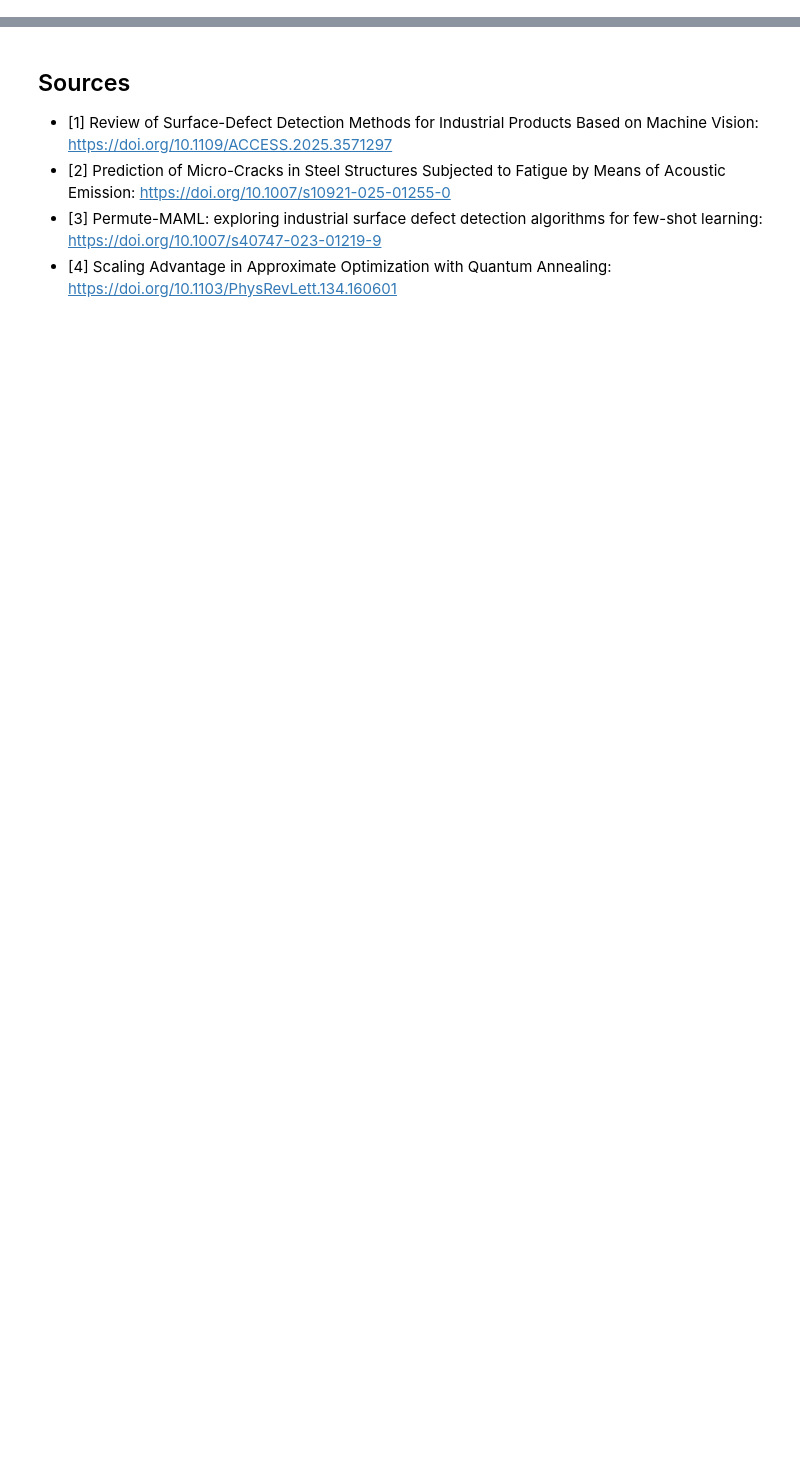
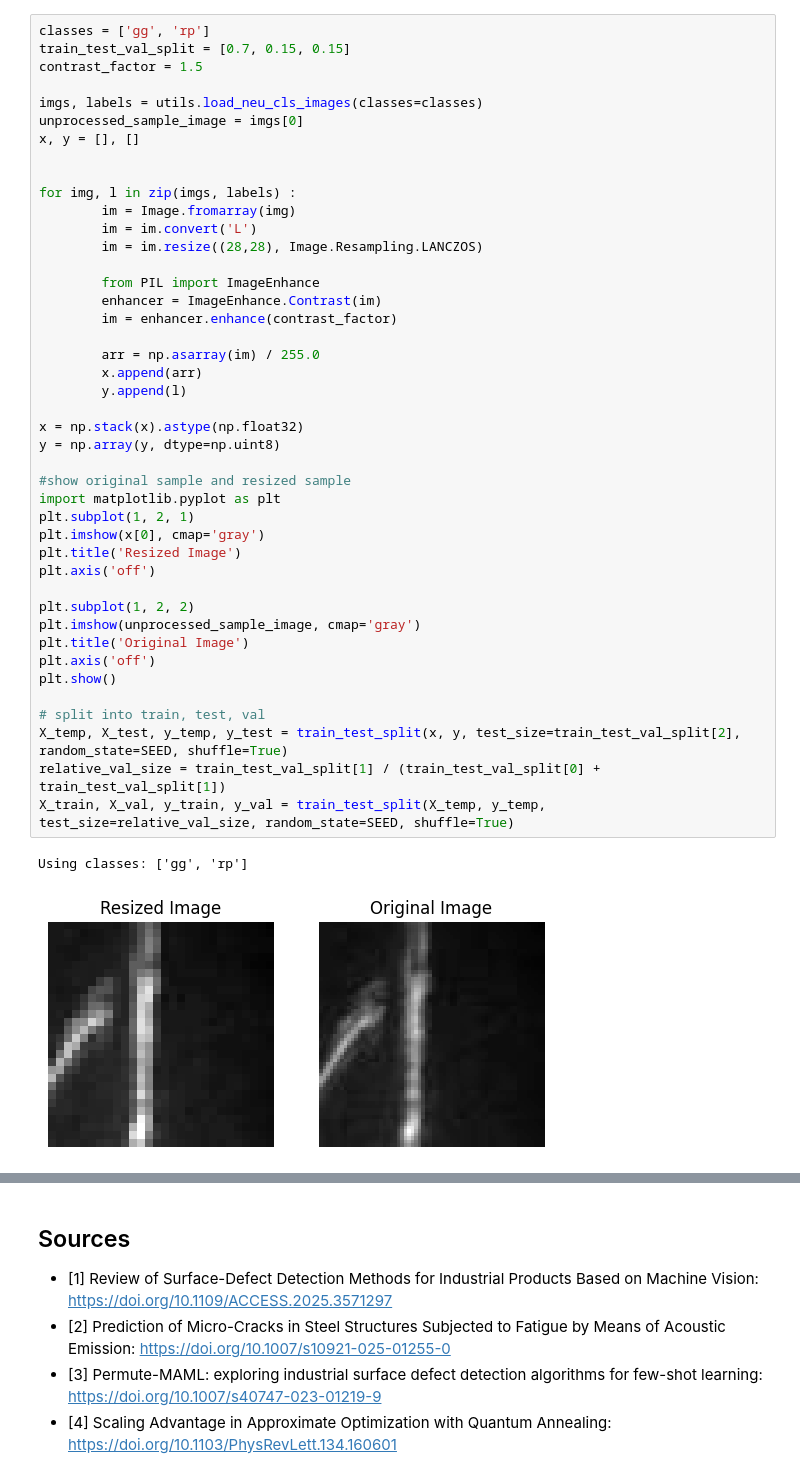
Before and after one commit to Mark-Seebode/QBM-Image-Classification, a Jupyter notebook: qucun_notebook.ipynb, the cells around one changed output, grey strips where cells are left out. Cells and saved outputs as stored; diff of their text form; blank space fills up the shorter version.

Commit message:
adjust code for note book and add soem figures

```diff
--- a/qucun_notebook.ipynb
+++ b/qucun_notebook.ipynb
@@ -92,0 +106,46 @@ In order to appropriately train and evaluate out model, we need to prepare our d
+# %%
+classes = ['gg', 'rp']
+train_test_val_split = [0.7, 0.15, 0.15]
+contrast_factor = 1.5
+
+imgs, labels = utils.load_neu_cls_images(classes=classes)
+unprocessed_sample_image = imgs[0]
+x, y = [], []
+
+
+for img, l in zip(imgs, labels) :
+        im = Image.fromarray(img)
+        im = im.convert('L')
+        im = im.resize((28,28), Image.Resampling.LANCZOS)
+
+        from PIL import ImageEnhance
+        enhancer = ImageEnhance.Contrast(im)
+        im = enhancer.enhance(contrast_factor)
+
+        arr = np.asarray(im) / 255.0
+        x.append(arr)
+        y.append(l)
+
+x = np.stack(x).astype(np.float32)
+y = np.array(y, dtype=np.uint8)
+
+#show original sample and resized sample
+import matplotlib.pyplot as plt
+plt.subplot(1, 2, 1)
+plt.imshow(x[0], cmap='gray')
+plt.title('Resized Image')
+plt.axis('off')
+
+plt.subplot(1, 2, 2)
+plt.imshow(unprocessed_sample_image, cmap='gray')
+plt.title('Original Image')
+plt.axis('off')
+plt.show()
+
+# split into train, test, val
+X_temp, X_test, y_temp, y_test = train_test_split(x, y, test_size=train_test_val_split[2], random_state=SEED, shuffle=True)
+relative_val_size = train_test_val_split[1] / (train_test_val_split[0] + train_test_val_split[1])
+X_train, X_val, y_train, y_val = train_test_split(X_temp, y_temp, test_size=relative_val_size, random_state=SEED, shuffle=True)
+# %% [output]
+Using classes: ['gg', 'rp']
+[figure, added]
```
Also changed, not shown: parts of 13 cells of this notebook, 5 other files.
